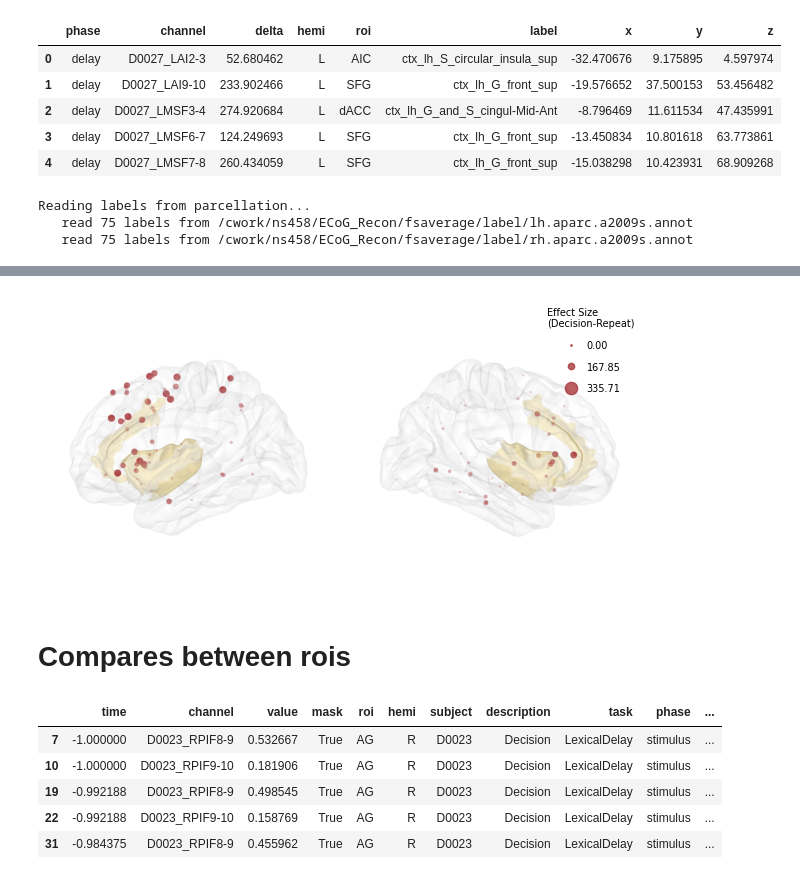
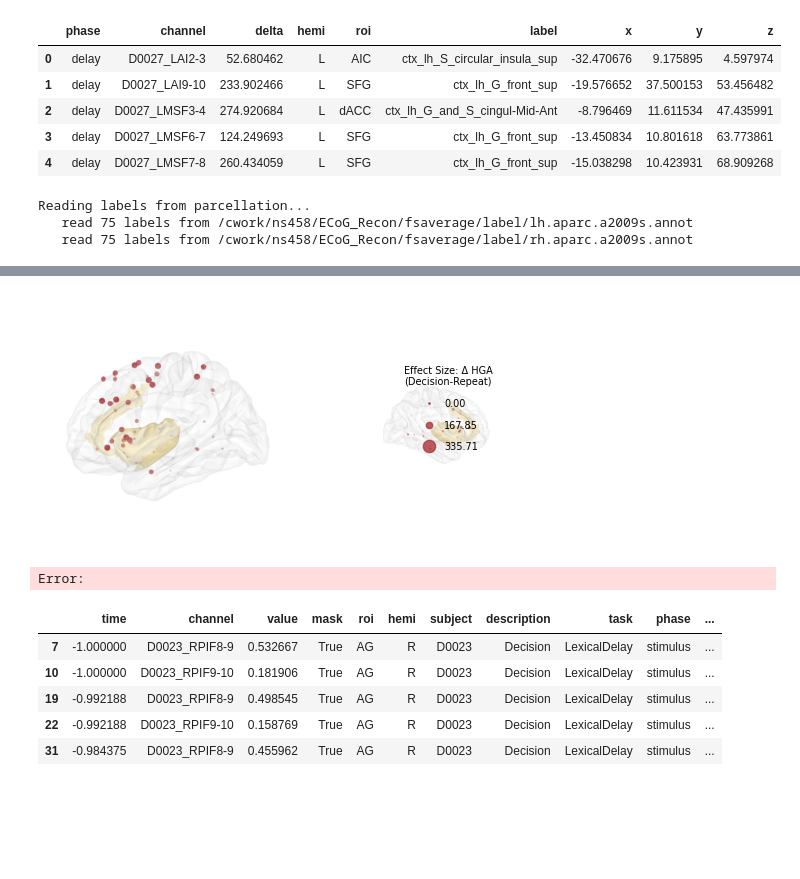
Before and after one commit to shinanlin/insula, a Jupyter notebook: viz/fig4.ipynb, the cells around one changed output, grey strips where cells are left out. Cells and saved outputs as stored; diff of their text form; code cells hidden in the pictures; blank space fills up the shorter version.

```diff
--- a/viz/fig4.ipynb
+++ b/viz/fig4.ipynb
@@ -52,10 +52,11 @@ from mne_bids import BIDSPath
 from tqdm import tqdm
 
 task = [
-        # 'LexicalNoDelay',
+        'LexicalNoDelay',
         'LexicalDelay',
-        # 'PictureNaming',
-        # 'SentenceRep'
+        'PictureNaming',
+        'SentenceRep',
+        'PhonemeSequence'
         ]
 
 
@@ -102,11 +103,6 @@ HGAs.loc[HGAs.label.isin([
     'ctx_lh_G_cingul-Post-dorsal'
     ]), 'roi'] = 'PCC'
 
-# 这种方案下，我们将 ROI 直接命名为 dACC，强调其在显著性网络中的角色
-dacc_labels = [
-    'ctx_lh_G_and_S_cingul-Mid-Ant',
-    'ctx_rh_G_and_S_cingul-Mid-Ant'
-]
 
 dacc_labels = [
     'ctx_lh_G_and_S_cingul-Mid-Ant',
@@ -790,8 +836,8 @@ for brain in (lh_brain, rh_brain):
     brain.show_view(view="lateral", distance=400)
     brain._renderer.plotter.window_size = [1400, 1400]
 
-fig, (ax1, ax2) = plt.subplots(1, 2, figsize=(16*cm, 8*cm))
-plt.subplots_adjust(wspace=0.02)
+fig, (ax1, ax2) = plt.subplots(1, 2, figsize=(16*cm, 8*cm), gridspec_kw={'width_ratios': [2.5, 1]})
+# plt.subplots_adjust(wspace=0.02)
 ax1.imshow(lh_brain.screenshot(mode="rgb"))
 ax1.axis("off")
 
@@ -822,7 +868,7 @@ for v, lab in zip(example_values, example_labels):
 
 ax2.legend(
     handles=handles,
-    title='Effect Size\n(Decision-Repeat)',
+    title='Effect Size: Δ HGA\n(Decision-Repeat)',
     loc='upper right',
     frameon=False,
     borderaxespad=0.2,
@@ -835,8 +881,7 @@ ax2.legend(
 lh_brain.close()
 rh_brain.close()
 
-plt.tight_layout()
-plt.show()
+fig.savefig(f'../img/fig4/fig4_spatial_condition_difference.svg', dpi=300, bbox_inches='tight')
 # %% [output]
 Reading labels from parcellation...
    read 75 labels from /cwork/ns458/ECoG_Recon/fsaverage/label/lh.aparc.a2009s.annot
@@ -861,6 +906,5 @@ libEGL warning: failed to open /dev/dri/card0: Permission denied
-[figure, old version]
+[figure, new version]
+Error:
-# %% [markdown]
-# Compares between rois
 # %%
 subset = HGAs[
     (HGAs.roi.isin(['PIC','AIC','STG','SMC','dACC',
```
Also changed, not shown: parts of 14 cells of this notebook, 20 other files.
